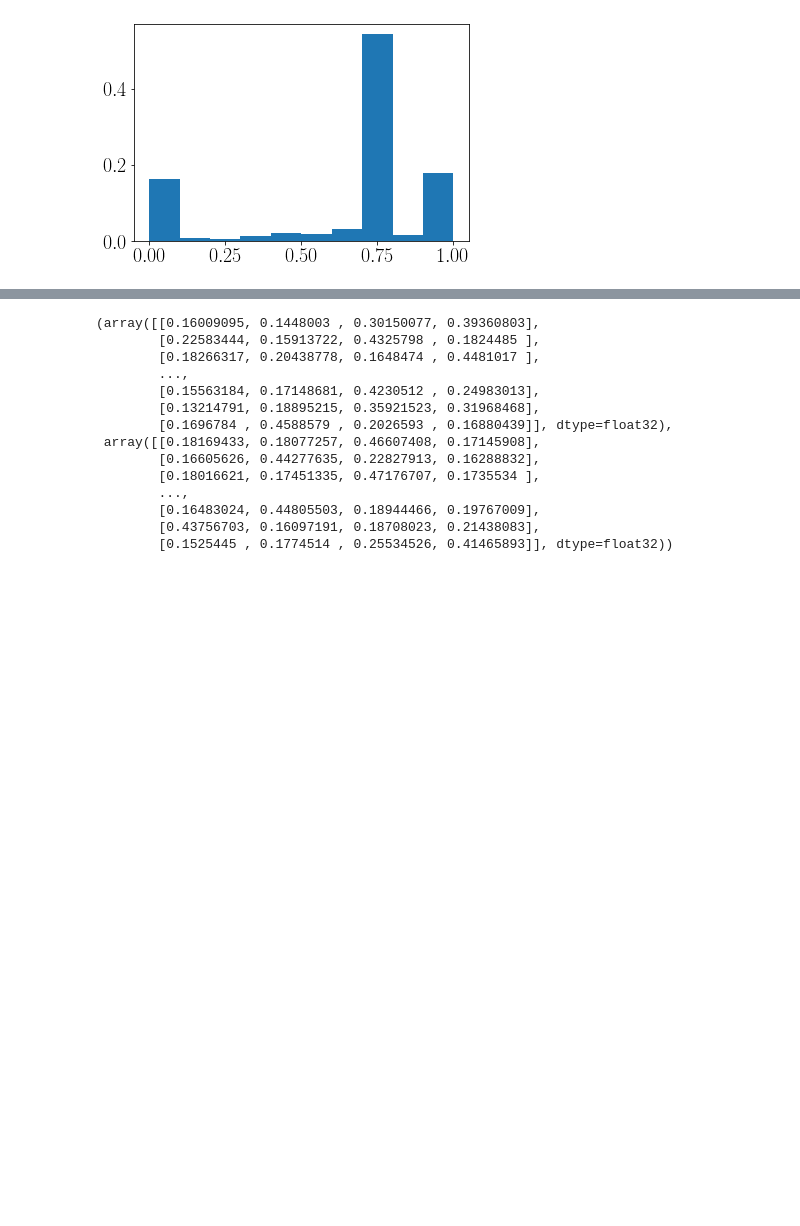
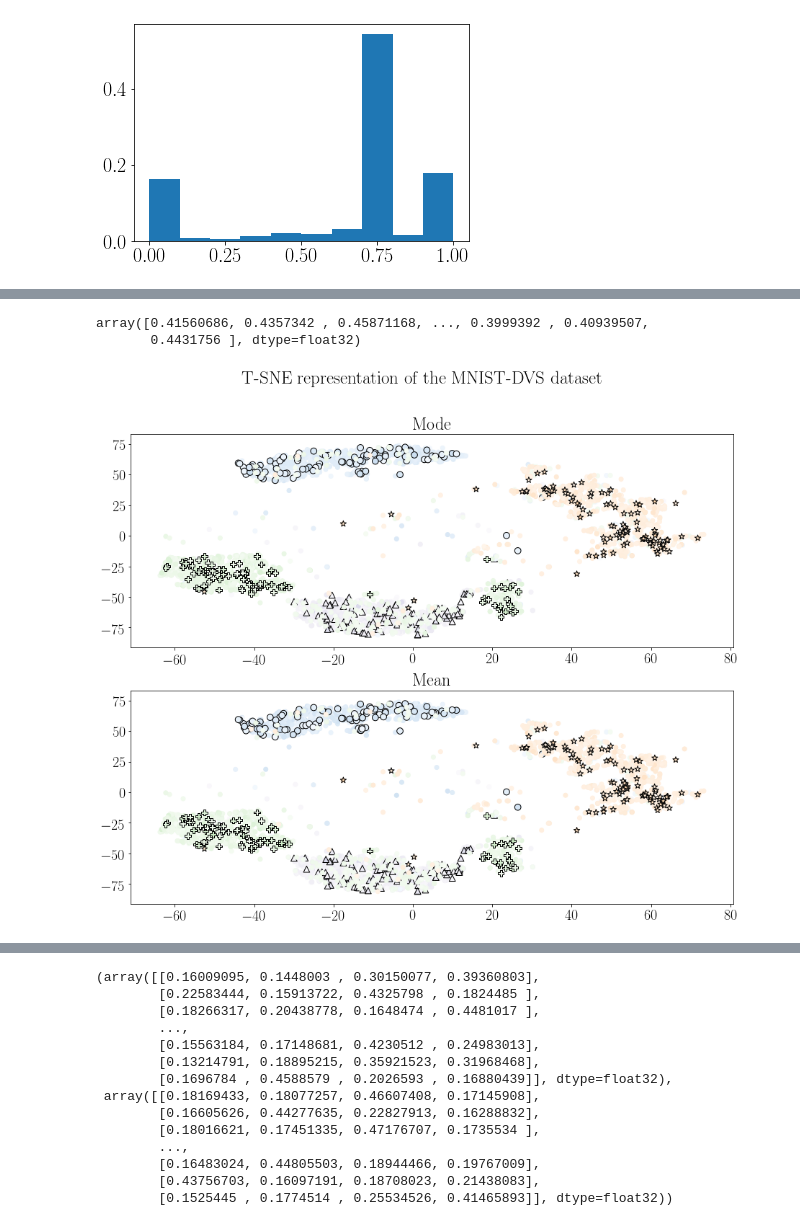
Before and after one commit to kclip/BayesBiSNN, a Jupyter notebook: BBSNN_notebook.ipynb, the cells around one changed output, grey strips where cells are left out. Saved outputs shown, nothing was run; the diff lists cells and outputs as text; code cells hidden in the pictures; blank space fills up the shorter version.

```diff
--- a/BBSNN_notebook.ipynb
+++ b/BBSNN_notebook.ipynb
@@ -320,12 +321,12 @@ preds_train_mode = np.load(results_file + r'\test_predictions_latest_mode.npy')
 idxs_test_mode = np.load(results_file + r'\idxs_train_mode.npy')
 preds_test_mode = np.load(results_file + r'\train_predictions_latest_mode.npy')
 
-# preds_train_mode = (preds_train_mode - np.min(preds_train_mode)) / (np.max(preds_train_mode) - np.min(preds_train_mode))
-preds_train_mode = (preds_train_mode - np.min(preds_train_mode, axis=-1)[:, None]) / (np.max(preds_train_mode, axis=-1)[:, None] - np.min(preds_train_mode, axis=-1)[:, None])
+preds_train_mode = (preds_train_mode - np.min(preds_train_mode)) / (np.max(preds_train_mode) - np.min(preds_train_mode))
+# preds_train_mode = (preds_train_mode - np.min(preds_train_mode, axis=-1)[:, None]) / (np.max(preds_train_mode, axis=-1)[:, None] - np.min(preds_train_mode, axis=-1)[:, None])
 preds_train_mode = torch.softmax(torch.tensor(preds_train_mode), axis=-1).numpy()
 
-# preds_test_mode = (preds_test_mode - np.min(preds_test_mode)) / (np.max(preds_test_mode) - np.min(preds_test_mode))
-preds_test_mode = (preds_test_mode - np.min(preds_test_mode, axis=-1)[:, None]) / (np.max(preds_test_mode, axis=-1)[:, None] - np.min(preds_test_mode, axis=-1)[:, None])
+preds_test_mode = (preds_test_mode - np.min(preds_test_mode)) / (np.max(preds_test_mode) - np.min(preds_test_mode))
+# preds_test_mode = (preds_test_mode - np.min(preds_test_mode, axis=-1)[:, None]) / (np.max(preds_test_mode, axis=-1)[:, None] - np.min(preds_test_mode, axis=-1)[:, None])
 preds_test_mode = torch.softmax(torch.tensor(preds_test_mode), axis=-1).numpy()
 
 
@@ -336,10 +337,71 @@ preds_train_mean = np.load(results_file + r'\test_predictions_latest_mean.npy')
 idxs_test_mean = np.load(results_file + r'\idxs_train_mean.npy')
 preds_test_mean = np.load(results_file + r'\train_predictions_latest_mean.npy')
 
-# preds_train_mean = (preds_train_mean - np.min(preds_train_mean)) / (np.max(preds_train_mean) - np.min(preds_train_mean))
-preds_train_mean = (preds_train_mean - np.min(preds_train_mean, axis=-1)[:, None]) / (np.max(preds_train_mean, axis=-1)[:, None] - np.min(preds_train_mean, axis=-1)[:, None])
+preds_train_mean = (preds_train_mean - np.min(preds_train_mean)) / (np.max(preds_train_mean) - np.min(preds_train_mean))
+# preds_train_mean = (preds_train_mean - np.min(preds_train_mean, axis=-1)[:, None]) / (np.max(preds_train_mean, axis=-1)[:, None] - np.min(preds_train_mean, axis=-1)[:, None])
 preds_train_mean = torch.softmax(torch.tensor(preds_train_mean), axis=-1).numpy()
 
-# preds_test_mean = (preds_test_mean - np.min(preds_test_mean)) / (np.max(preds_test_mean) - np.min(preds_test_mean))
-preds_test_mean = (preds_test_mean - np.min(preds_test_mean, axis=-1)[:, None]) / (np.max(preds_test_mean, axis=-1)[:, None] - np.min(preds_test_mean, axis=-1)[:, None])
+preds_test_mean = (preds_test_mean - np.min(preds_test_mean)) / (np.max(preds_test_mean) - np.min(preds_test_mean))
+# preds_test_mean = (preds_test_mean - np.min(preds_test_mean, axis=-1)[:, None]) / (np.max(preds_test_mean, axis=-1)[:, None] - np.min(preds_test_mean, axis=-1)[:, None])
 preds_test_mean = torch.softmax(torch.tensor(preds_test_mean), axis=-1).numpy()
+# %%
+np.max(preds_train_mode, axis=-1)
+# %% [output]
+array([0.41560686, 0.4357342 , 0.45871168, ..., 0.3999392 , 0.40939507,
+       0.4431756 ], dtype=float32)
+# %%
+cmap = {0:'Purples', 1:'Blues', 6:'Greens', 9:'Oranges'}
+markers = {0:'^', 1:'o', 6:'P', 9:'*'}
+
+plt.rc('text', usetex=True)
+plt.rc('font', family='serif', size=20)
+
+fig, axs = plt.subplots(2, 1, figsize=(15, 12))
+labels_considered = [0, 1, 6, 9]
+
+
+for i, lbl in enumerate(labels_considered):
+    idxs_predicted_lbl_train = idxs_train_mode[np.where(np.argmax(preds_train_mode, axis=-1) == i)[0]]
+    transformed = test[:9000][idxs_predicted_lbl_train]
+    axs[0].scatter(transformed[:, 0], transformed[:, 1], c=np.max(preds_train_mode[np.where(np.argmax(preds_train_mode, axis=-1) == i)[0]], axis=-1), cmap=cmap[lbl], vmin=1/len(labels_considered), vmax=1)
+
+
+
+    idxs_test_lbl = idxs_test_mode[np.where(labels_test[idxs_test_mode] == lbl)[0]]
+    idxs_test_mode_lbl = np.where(labels_test[idxs_test_mode] == lbl)[0]
+
+    for j, lbl_predicted in enumerate(labels_considered):
+        idxs_predicted_lbl_test = idxs_test_lbl[np.where(np.argmax(preds_test_mode[idxs_test_mode_lbl], axis=-1) == j)[0]]
+
+        transformed = test[9000:][idxs_predicted_lbl_test]
+
+        axs[0].scatter(transformed[:, 0], transformed[:, 1], s=75, c=np.max(preds_test_mode[np.where(np.argmax(preds_test_mode[idxs_test_mode_lbl], axis=-1) == j)[0]], axis=-1), marker=markers[lbl], cmap=cmap[lbl], vmin=1/len(labels_considered), vmax=1, edgecolor='black')
+axs[0].set_title('Mode')
+
+
+for i, lbl in enumerate(labels_considered):
+    idxs_predicted_lbl_train = idxs_train_mean[np.where(np.argmax(preds_train_mean, axis=-1) == i)[0]]
+    transformed = test[:9000][idxs_predicted_lbl_train]
+    axs[1].scatter(transformed[:, 0], transformed[:, 1], c=np.max(preds_train_mean[np.where(np.argmax(preds_train_mean, axis=-1) == i)[0]], axis=-1), cmap=cmap[lbl], vmin=1/len(labels_considered), vmax=1)
+
+
+    idxs_test_lbl = idxs_test_mean[np.where(labels_test[idxs_test_mean] == lbl)[0]]
+    idxs_test_mean_lbl = np.where(labels_test[idxs_test_mean] == lbl)[0]
+
+    for j, lbl_predicted in enumerate(labels_considered):
+        idxs_predicted_lbl_test = idxs_test_lbl[np.where(np.argmax(preds_test_mean[idxs_test_mean_lbl], axis=-1) == j)[0]]
+
+        transformed = test[9000:][idxs_predicted_lbl_test]
+
+        axs[1].scatter(transformed[:, 0], transformed[:, 1], s=75, c=np.max(preds_test_mean[np.where(np.argmax(preds_test_mean[idxs_test_mean_lbl], axis=-1) == j)[0]], axis=-1), marker=markers[lbl], cmap=cmap[lbl], vmin=1/len(labels_considered), vmax=1, edgecolor='black')
+axs[1].set_title('Mean')
+
+fig.suptitle(r'T-SNE representation of the MNIST-DVS dataset', fontsize=25)
+
+# for lbl in labels_considered:
+#     scat = axs.scatter([0], [0], alpha=1., c=[0.99], marker=markers[lbl], cmap=cmap[lbl], vmin=0, vmax=1, edgecolor='black')
+#     fig.colorbar(scat, ax=axs)
+
+plt.savefig(r"C:\Users\K1804053\OneDrive - King's College London\PhD\BayesBiSNN\tsne_mnistdvs.pdf", format='pdf', dpi=1000)
+# %% [output]
+[figure, added]
```
Also changed, not shown: parts of 15 cells of this notebook, 3 other files.
